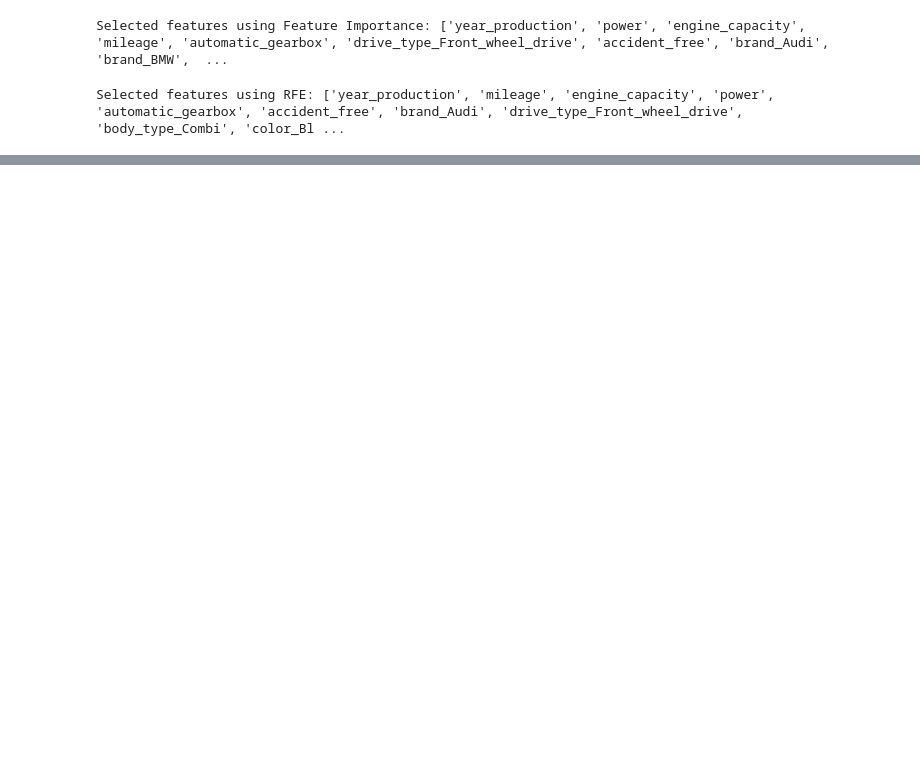
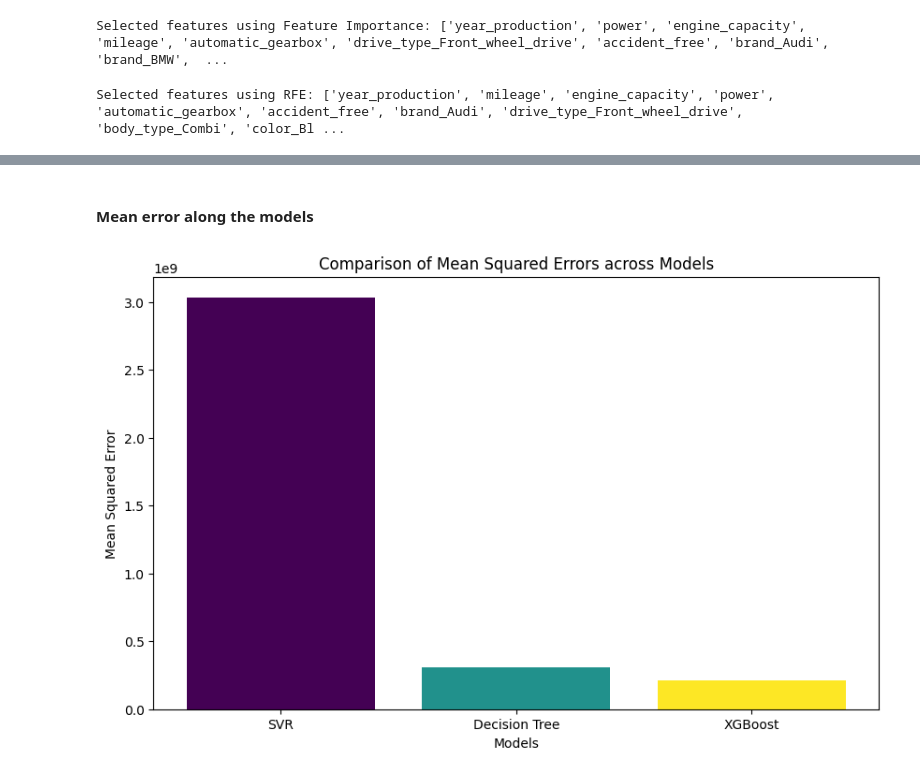
Before and after one commit to KarolinaSolarska/Predictive-Analytics-for-Car-Pricing, a Jupyter notebook: 5_Bottomup.ipynb, the cells around one changed output, grey strips where cells are left out. Saved outputs shown, nothing was run; the diff lists cells and outputs as text; code cells hidden in the pictures; blank space fills up the shorter version.

```diff
--- a/5_Bottomup.ipynb
+++ b/5_Bottomup.ipynb
@@ -169,0 +215,16 @@ print("Mean Squared Error:", mse)
+# %%
+model_svr = SVR()
+param_grid_svr = {
+    'kernel': ['linear', 'rbf', 'poly'],
+    'C': [0.1, 1, 10, 100],
+    'gamma': ['scale', 'auto'],
+    'epsilon': [0.1, 0.2, 0.5, 1.0]
+}
+# %%
+trained_model_svr, best_params_svr, avg_score_svr = train_model(
+    df_train, 'price', selected_features_fi, model_svr, kf=3,
+    grid_search=False, param_grid=param_grid_svr
+)
+
+print("Best parameters for DecisionTreeRegressor:", best_params_svr)
+print("Average MAE score for DecisionTreeRegressor:", avg_score_svr)
@@ -169,0 +240,6 @@ print("Mean Squared Error:", mse)
+# %%
+mse_svr, y_pred_svr = predict_model(trained_model_svr, df_test, 'price', selected_features_fi,
+                            charts=False)
+
+print("Best parameters:", best_params_dt)
+print("Mean Squared Error:", mse_svr)
@@ -169,0 +251,3 @@ print("Mean Squared Error:", mse)
+# %%
+models = ['SVR', 'Decision Tree', 'XGBoost']
+mse_values = [mse_svr, mse_dt, mse_xgb]
@@ -169,0 +270,13 @@ print("Mean Squared Error:", mse)
+# %% [markdown]
+#### Mean error along the models
+# %%
+# Comparison of the Mean Squared Errors across models
+colors = viridis(np.linspace(0, 1, len(mse_values)))
+plt.figure(figsize=(10, 6))
+plt.bar(models, mse_values, color=colors)
+plt.xlabel("Models")
+plt.ylabel("Mean Squared Error")
+plt.title("Comparison of Mean Squared Errors across Models")
+plt.show()
+# %% [output]
+[figure, added]
```
Also changed, not shown: parts of 32 cells of this notebook.
